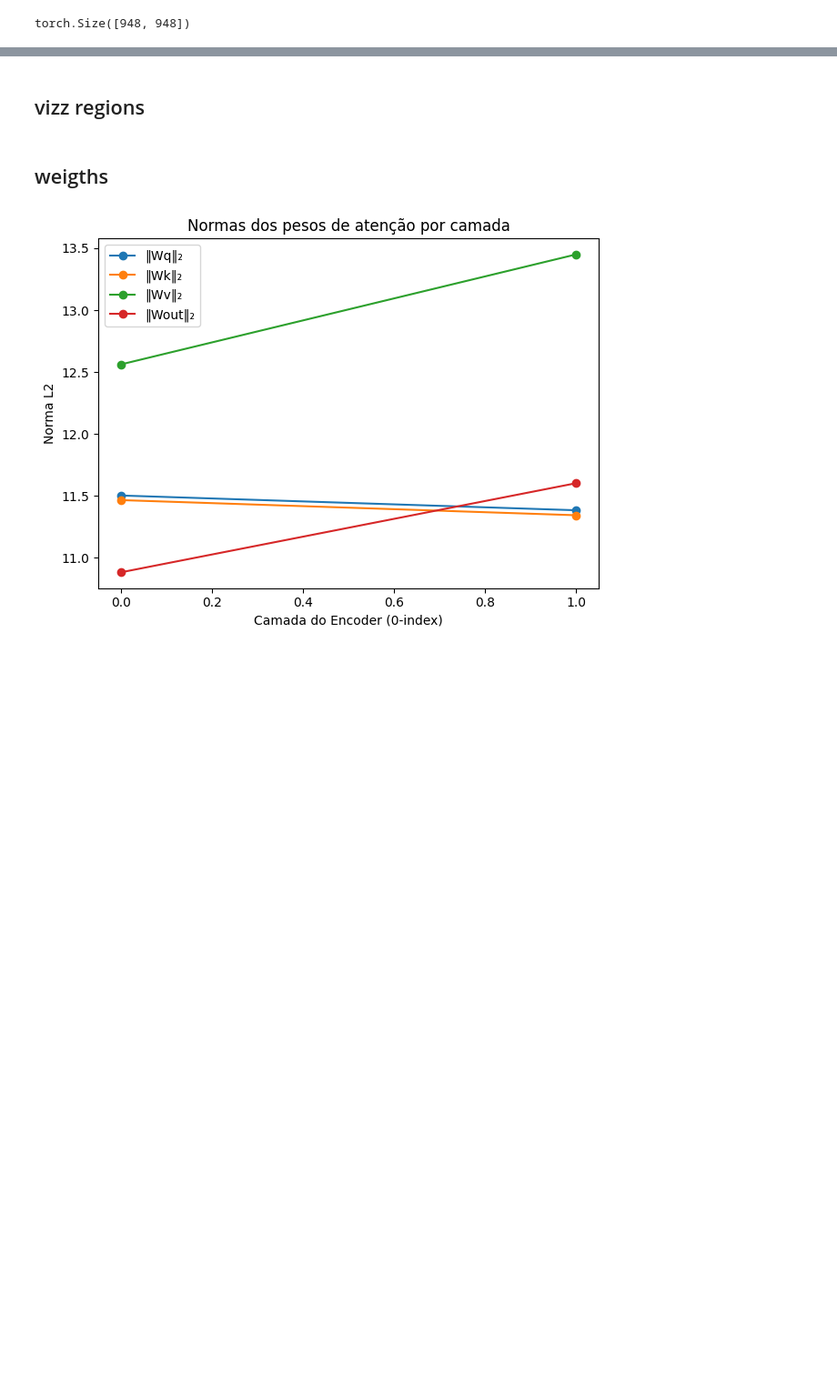
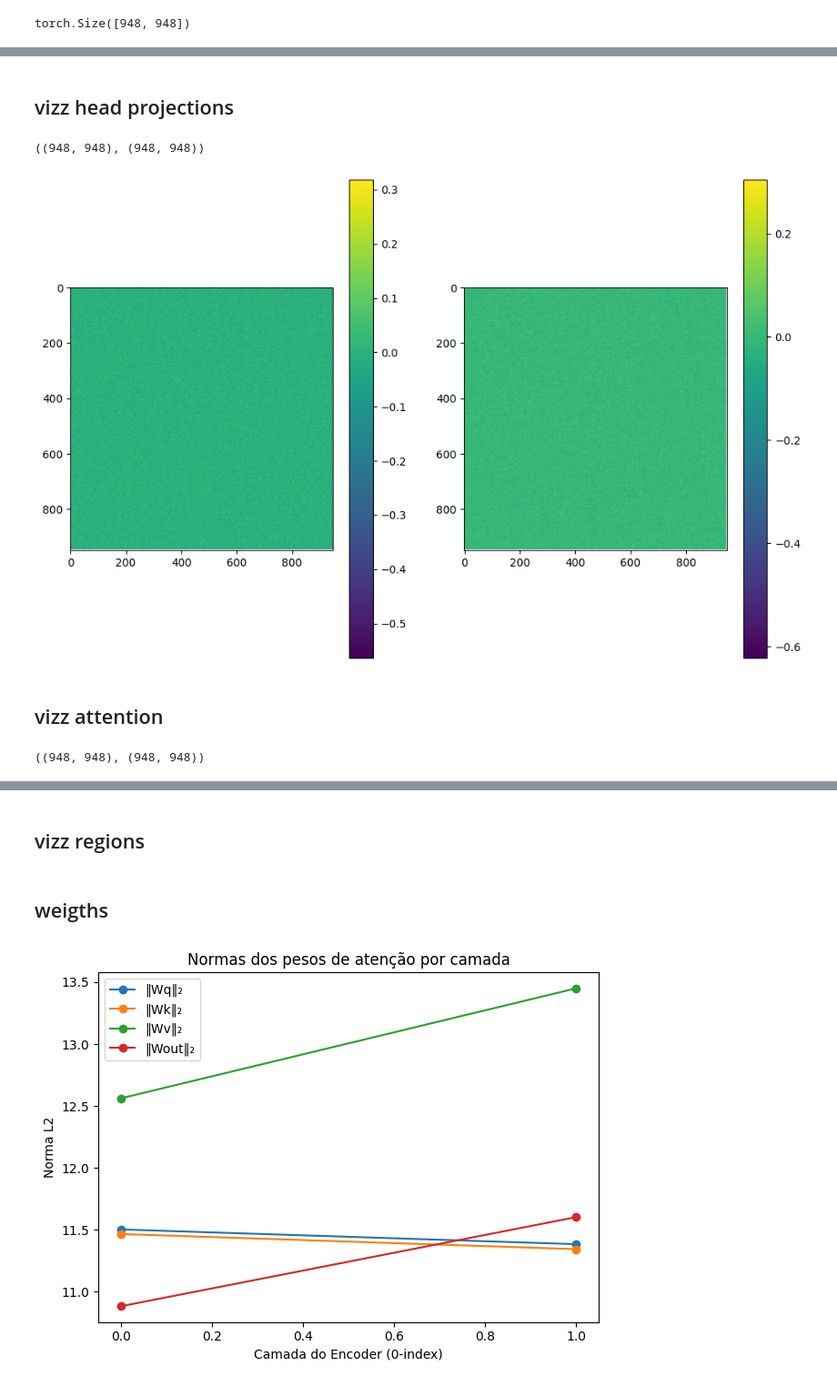
Before and after one commit to mgteus/navitrans, a Jupyter notebook: navitran_vizz_reboot_bert_squared_25_span.ipynb, the cells around one changed output, grey strips where cells are left out. Shown at 91% size. Cells and saved outputs as stored; diff of their text form; code cells hidden in the pictures; blank space fills up the shorter version.

```diff
--- a/navitran_vizz_reboot_bert_squared_25_span.ipynb
+++ b/navitran_vizz_reboot_bert_squared_25_span.ipynb
@@ -689,3 +682,5 @@ plt.show()
 # %%
 coss = pd.DataFrame(sim_matrix.cpu().numpy())
 coss.to_csv("cosine_similarity_matrix.csv",index=False, header=True)
+# %% [markdown]
+## vizz head projections
@@ -691,0 +757,28 @@ coss.to_csv("cosine_similarity_matrix.csv",index=False, header=True)
+# %%
+# parâmetros do seu modelo
+layer_idx = 0
+
+# 1) calcula as matrizes de similaridade por cabeça
+mats_cos = cosine_matrix_per_head(model, layer_idx=layer_idx, num_heads=num_heads,
+                                  use_positional=False, pos_index=0)
+
+# 2) coloca cada cabeça em variáveis separadas
+head0_cos = mats_cos[0]   # shape (V, V)
+head1_cos = mats_cos[1]   # shape (V, V)
+
+head0_cos.shape, head1_cos.shape
+# %% [output]
+((948, 948), (948, 948))
+# %%
+fig, ax = plt.subplots(1, 2, figsize=(12, 8))
+ax0 = ax[0].imshow(head0_cos)
+plt.colorbar(ax0, )
+
+
+ax1 = ax[1].imshow(head1_cos)
+plt.colorbar(ax1, )
+# plt.imshow(head1_cos, ax=ax[1])
+
+plt.show()
+# %% [output]
+[figure, added]
@@ -691,0 +793,2 @@ coss.to_csv("cosine_similarity_matrix.csv",index=False, header=True)
+# %% [markdown]
+## vizz attention
@@ -691,0 +863,19 @@ coss.to_csv("cosine_similarity_matrix.csv",index=False, header=True)
+# %%
+# parâmetros do seu modelo
+layer_idx = 0
+
+attn_by_head = token_token_attention_matrices_per_head(
+    model,
+    layer_idx=layer_idx,
+    num_heads=num_heads,
+    use_positional=False,  # ligue se quiser aproximar a entrada do encoder em uma posição fixa
+    pos_index=0,
+)
+
+# variáveis separadas por cabeça
+head0_att = attn_by_head[0]   # (V, V) linhas somam 1 (exceto linha PAD = NaN)
+head1_att = attn_by_head[1]
+
+head0_att.shape, head1_att.shape
+# %% [output]
+((948, 948), (948, 948))
```
Also changed, not shown: parts of 25 cells of this notebook, 23 other files.
